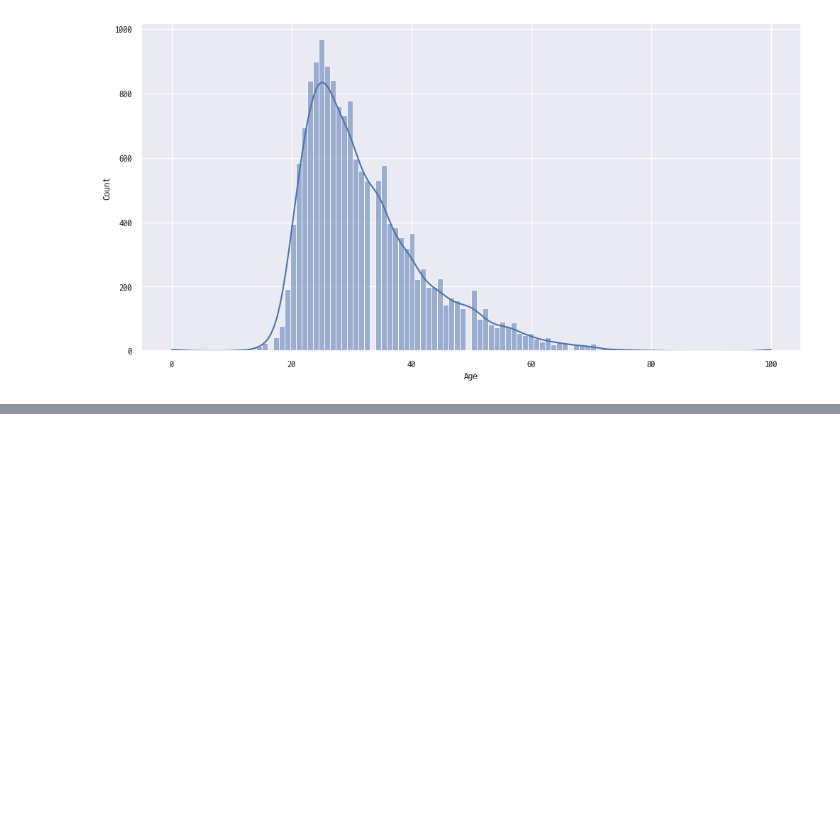
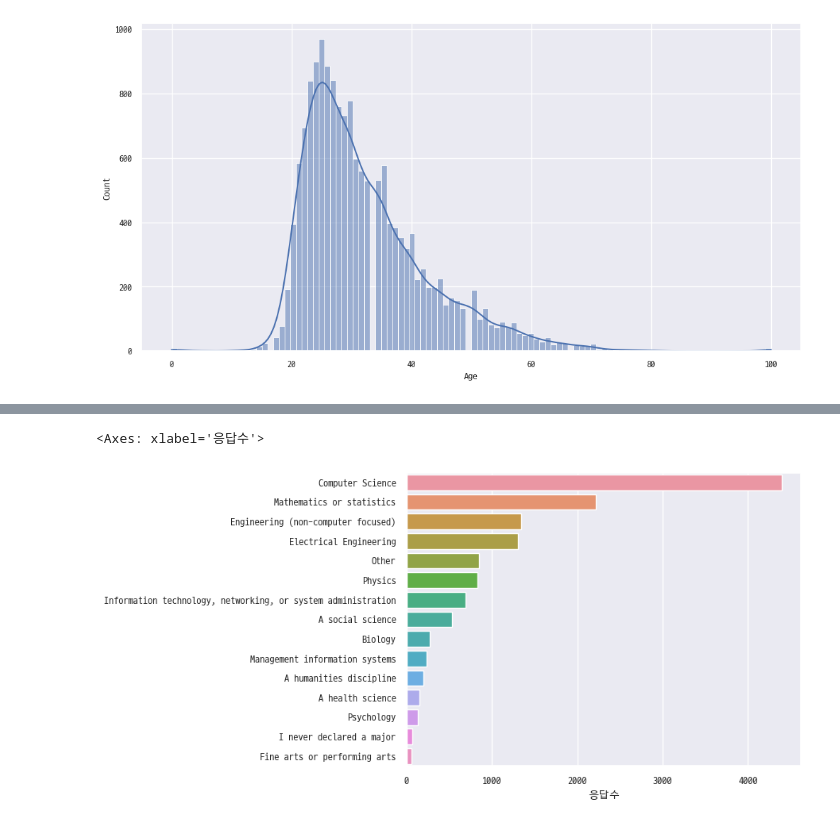
Before and after one commit to byulrim/KaggleExercise, a Jupyter notebook: kaggle.ipynb, the cells around one changed output, grey strips where cells are left out. Cells and saved outputs as stored; diff of their text form; code cells hidden in the pictures; blank space fills up the shorter version.

```diff
--- a/kaggle.ipynb
+++ b/kaggle.ipynb
@@ -191,0 +190,8 @@ sns.histplot(mca, x="Age", kde=True)
+# %%
+# major_df
+major_count_df = pd.DataFrame(mca["MajorSelect"].value_counts())
+major_rate_df = mca["MajorSelect"].value_counts(normalize=True)
+# major_df
+major_df = major_count_df.merge(major_rate_df, left_index=True, right_index=True)
+major_df.columns = ["응답수", "비율"]
+major_df
@@ -191,0 +215,6 @@ sns.histplot(mca, x="Age", kde=True)
+# %%
+# plt.xticks(rotation=30)
+sns.barplot(major_df, y=major_df.index, x="응답수")
+# %% [output]
+<Axes: xlabel='응답수'>
+[figure, added]
```
Also changed, not shown: parts of 12 cells of this notebook.
